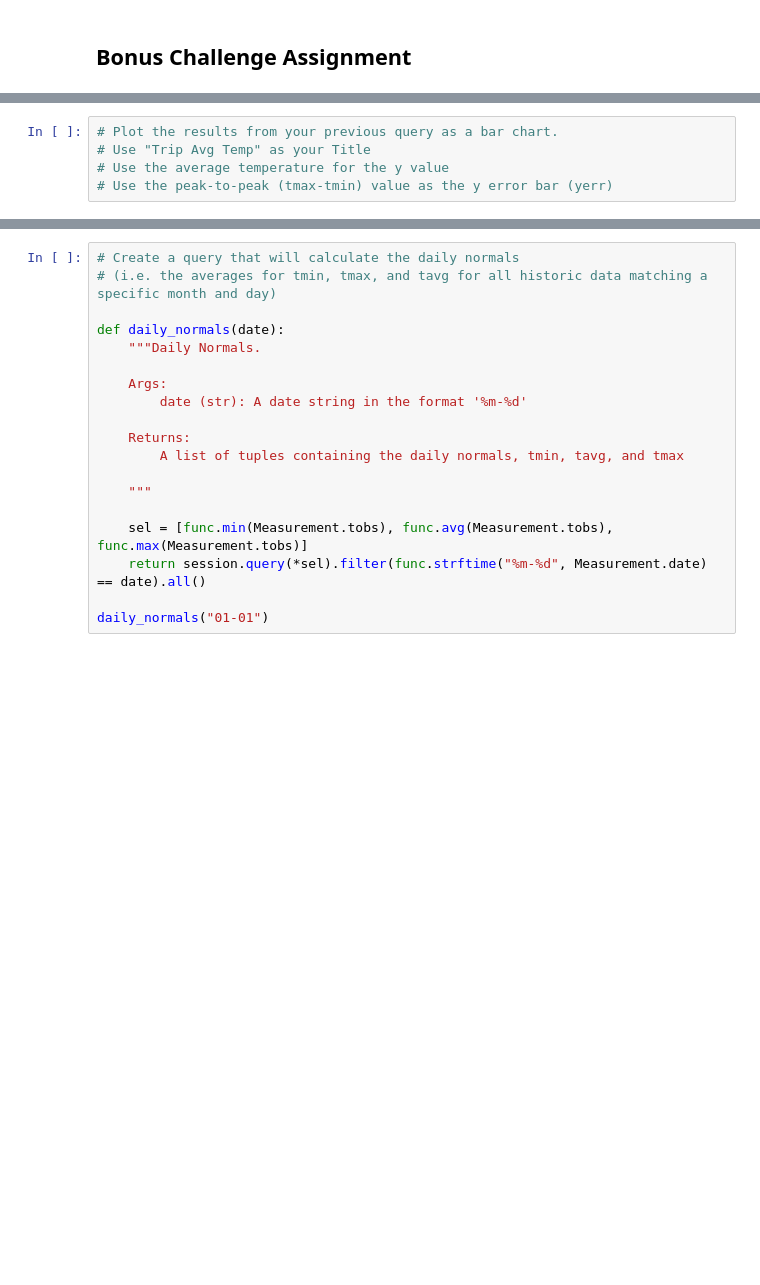
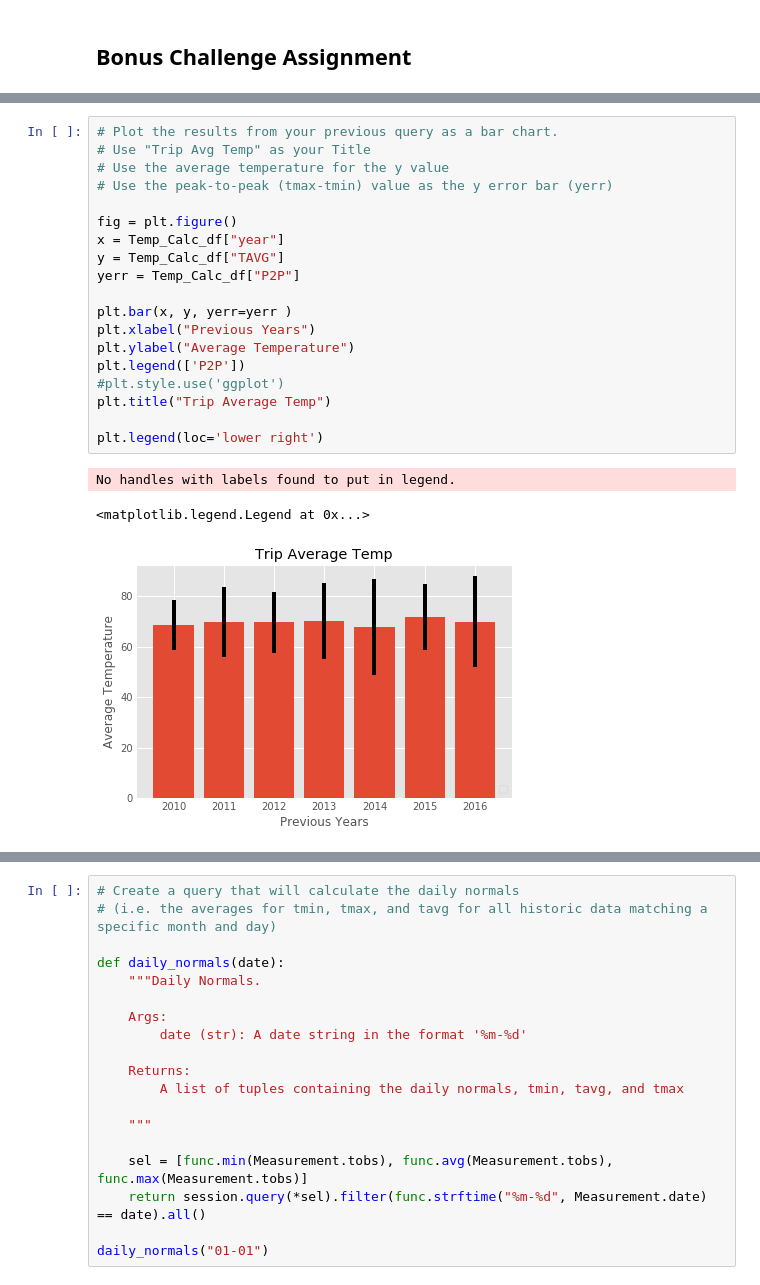
Before and after one commit to srnb1980/sqlalchemy-challenge, a Jupyter notebook: sql_alchemy_HW.ipynb, the cells around one changed output, grey strips where cells are left out. Saved outputs shown, nothing was run; the diff lists cells and outputs as text; blank space fills up the shorter version.

```diff
--- a/sql_alchemy_HW.ipynb
+++ b/sql_alchemy_HW.ipynb
@@ -238,8 +317,26 @@ print(calc_temps('2016-02-28', '2016-03-05'))
 # %%
 # Plot the results from your previous query as a bar chart.
 # Use "Trip Avg Temp" as your Title
 # Use the average temperature for the y value
 # Use the peak-to-peak (tmax-tmin) value as the y error bar (yerr)
+
+fig = plt.figure()
+x = Temp_Calc_df["year"]
+y = Temp_Calc_df["TAVG"]
+yerr = Temp_Calc_df["P2P"]
+
+plt.bar(x, y, yerr=yerr )
+plt.xlabel("Previous Years")
+plt.ylabel("Average Temperature")
+plt.legend(['P2P'])
+#plt.style.use('ggplot')
+plt.title("Trip Average Temp")
+
+plt.legend(loc='lower right')
+# %% [output]
+No handles with labels found to put in legend.
+<matplotlib.legend.Legend at 0x...>
+[figure, added]
 # %%
 # Calculate the total amount of rainfall per weather station for your trip dates using the previous year's matching dates.
 # Sort this in descending order by precipitation amount and list the station, name, latitude, longitude, and elevation
```
Also changed, not shown: parts of 9 cells of this notebook.
